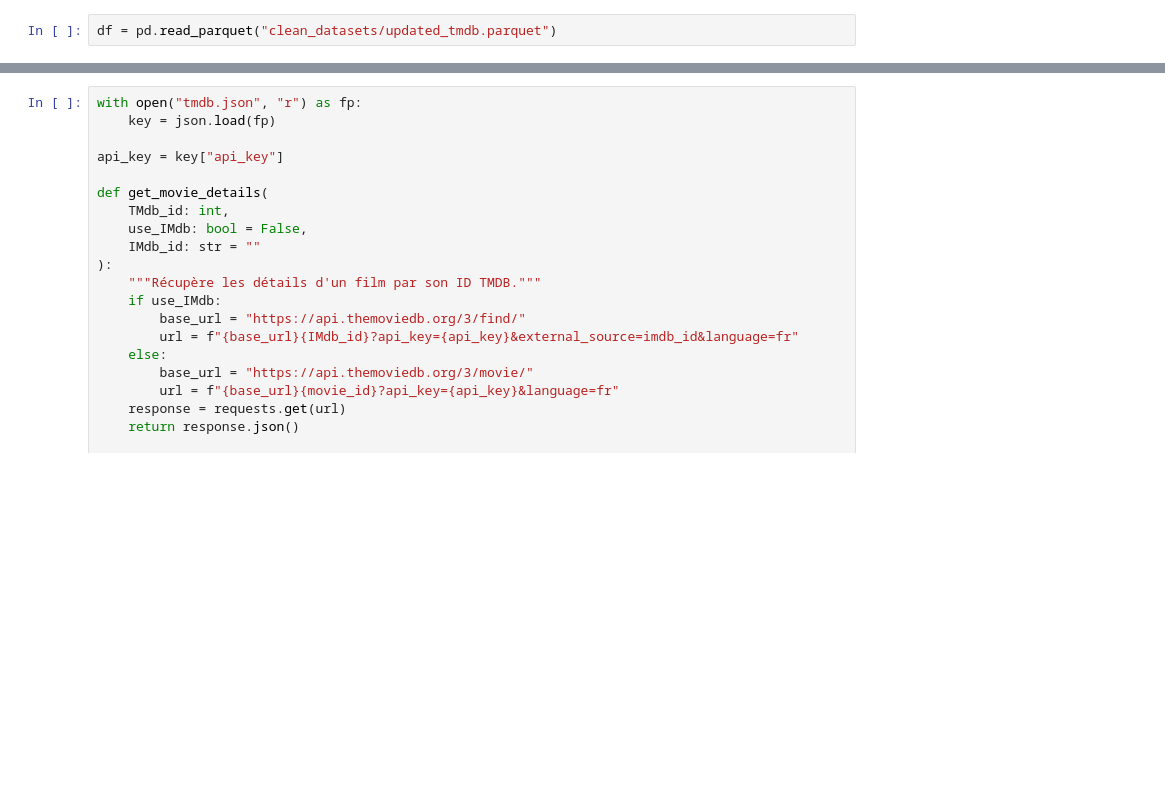
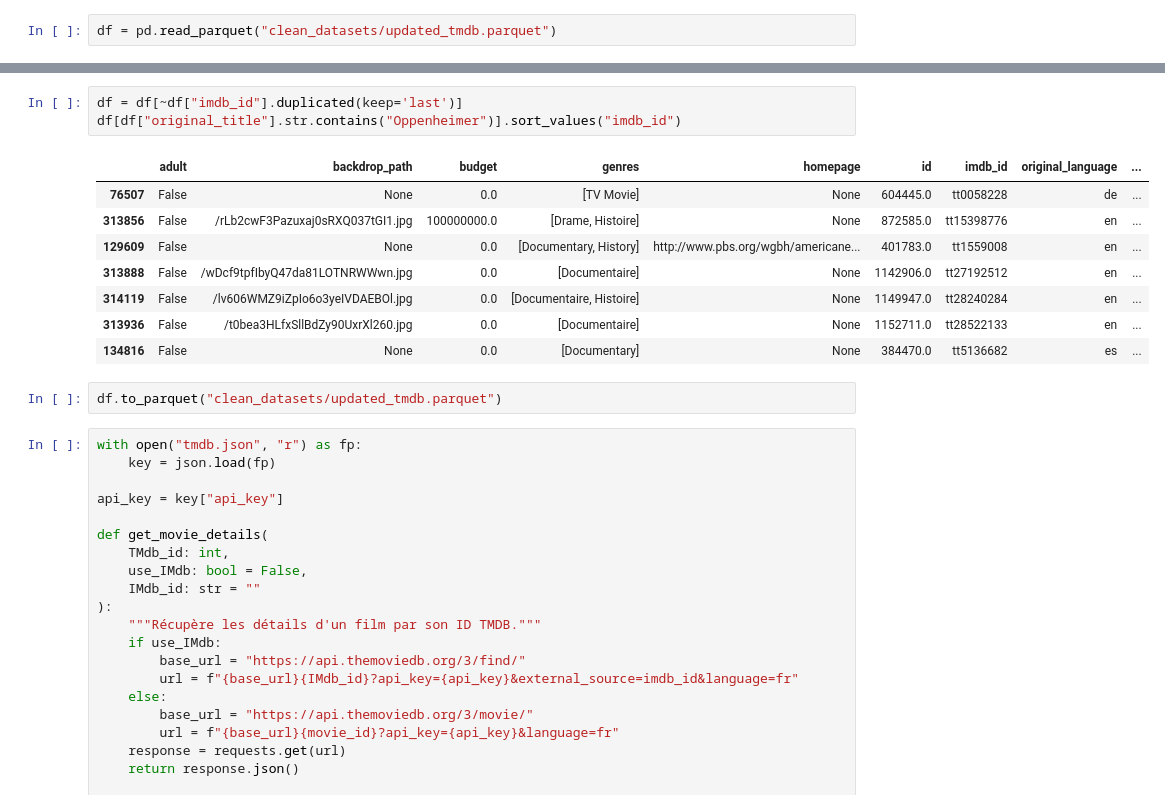
Before and after one commit to Morgan-DCL/project_2, a Jupyter notebook: api_tmdb.ipynb, the cells around one changed output, grey strips where cells are left out. Cells and saved outputs as stored; diff of their text form; blank space fills up the shorter version.

```diff
--- a/api_tmdb.ipynb
+++ b/api_tmdb.ipynb
@@ -132,4 +121,18 @@ df
 316539 rows × 25 columns
+# %%
+df = df[~df["imdb_id"].duplicated(keep='last')]
+df[df["original_title"].str.contains("Oppenheimer")].sort_values("imdb_id")
+# %% [output]
+|  | adult | backdrop_path | budget | genres | homepage | id | imdb_id | original_language | ... |
+| 76507 | False | None | 0.0 | [TV Movie] | None | 604445.0 | tt0058228 | de | ... |
+| 313856 | False | /rLb2cwF3Pazuxaj0sRXQ037tGI1.jpg | 100000000.0 | [Drame, Histoire] | None | 872585.0 | tt15398776 | en | ... |
+| 129609 | False | None | 0.0 | [Documentary, History] | http://www.pbs.org/wgbh/americane... | 401783.0 | tt1559008 | en | ... |
+| 313888 | False | /wDcf9tpfIbyQ47da81LOTNRWWwn.jpg | 0.0 | [Documentaire] | None | 1142906.0 | tt27192512 | en | ... |
+| 314119 | False | /lv606WMZ9iZpIo6o3yeIVDAEBOl.jpg | 0.0 | [Documentaire, Histoire] | None | 1149947.0 | tt28240284 | en | ... |
+| 313936 | False | /t0bea3HLfxSllBdZy90UxrXl260.jpg | 0.0 | [Documentaire] | None | 1152711.0 | tt28522133 | en | ... |
+| 134816 | False | None | 0.0 | [Documentary] | None | 384470.0 | tt5136682 | es | ... |
+# %%
+df.to_parquet("clean_datasets/updated_tmdb.parquet")
 # %%
 with open("tmdb.json", "r") as fp:
     key = json.load(fp)
```
Also changed, not shown: parts of 7 cells of this notebook, 3 other files.
